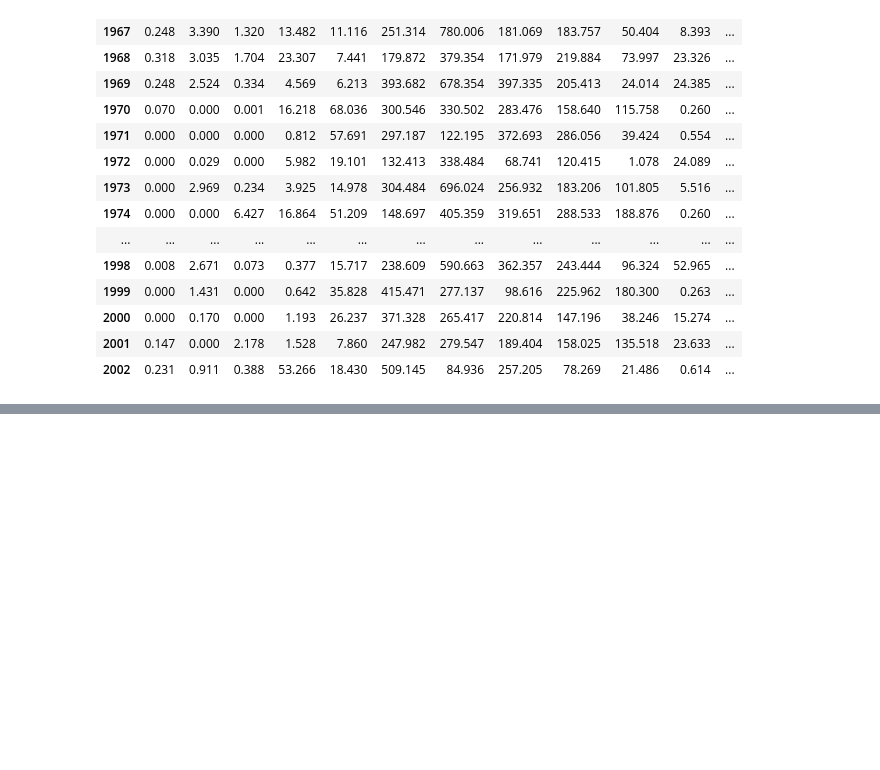
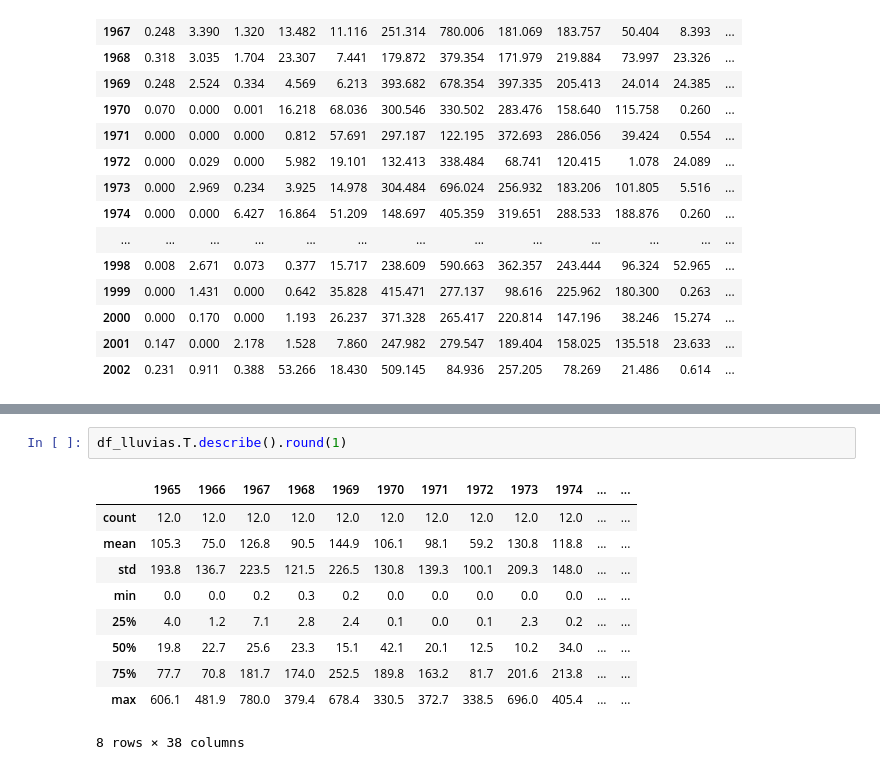
Before and after one commit to alex-v08/practica_DS_coder, a Jupyter notebook: Clase_pandas.ipynb, the cells around one changed output, grey strips where cells are left out. Drawn from its saved outputs; the diff is of its cells as text; blank space fills up the shorter version.

```diff
--- a/Clase_pandas.ipynb
+++ b/Clase_pandas.ipynb
@@ -58,0 +96,13 @@ df_lluvias
+# %%
+df_lluvias.T.describe().round(1)
+# %% [output]
+|  | 1965 | 1966 | 1967 | 1968 | 1969 | 1970 | 1971 | 1972 | 1973 | 1974 | ... | ... |
+| count | 12.0 | 12.0 | 12.0 | 12.0 | 12.0 | 12.0 | 12.0 | 12.0 | 12.0 | 12.0 | ... | ... |
+| mean | 105.3 | 75.0 | 126.8 | 90.5 | 144.9 | 106.1 | 98.1 | 59.2 | 130.8 | 118.8 | ... | ... |
+| std | 193.8 | 136.7 | 223.5 | 121.5 | 226.5 | 130.8 | 139.3 | 100.1 | 209.3 | 148.0 | ... | ... |
+| min | 0.0 | 0.0 | 0.2 | 0.3 | 0.2 | 0.0 | 0.0 | 0.0 | 0.0 | 0.0 | ... | ... |
+| 25% | 4.0 | 1.2 | 7.1 | 2.8 | 2.4 | 0.1 | 0.0 | 0.1 | 2.3 | 0.2 | ... | ... |
+| 50% | 19.8 | 22.7 | 25.6 | 23.3 | 15.1 | 42.1 | 20.1 | 12.5 | 10.2 | 34.0 | ... | ... |
+| 75% | 77.7 | 70.8 | 181.7 | 174.0 | 252.5 | 189.8 | 163.2 | 81.7 | 201.6 | 213.8 | ... | ... |
+| max | 606.1 | 481.9 | 780.0 | 379.4 | 678.4 | 330.5 | 372.7 | 338.5 | 696.0 | 405.4 | ... | ... |
+8 rows × 38 columns
```
Also changed, not shown: parts of 7 cells of this notebook, 3 other files.
